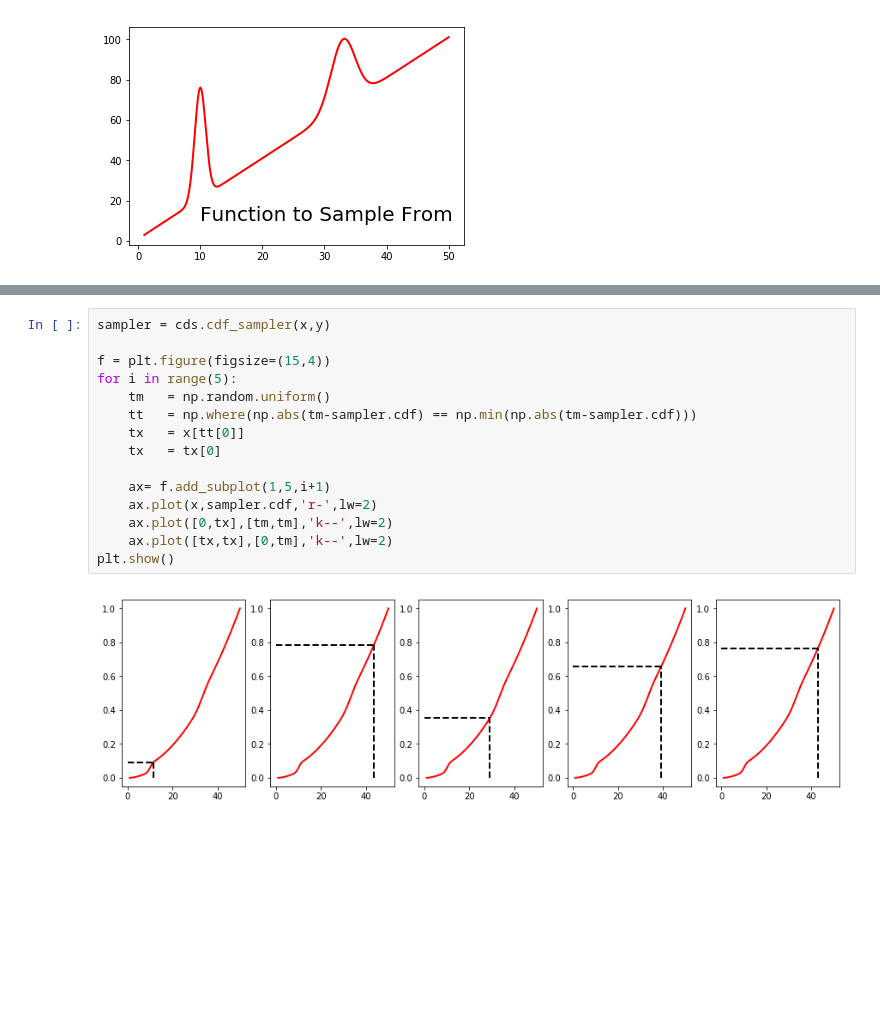
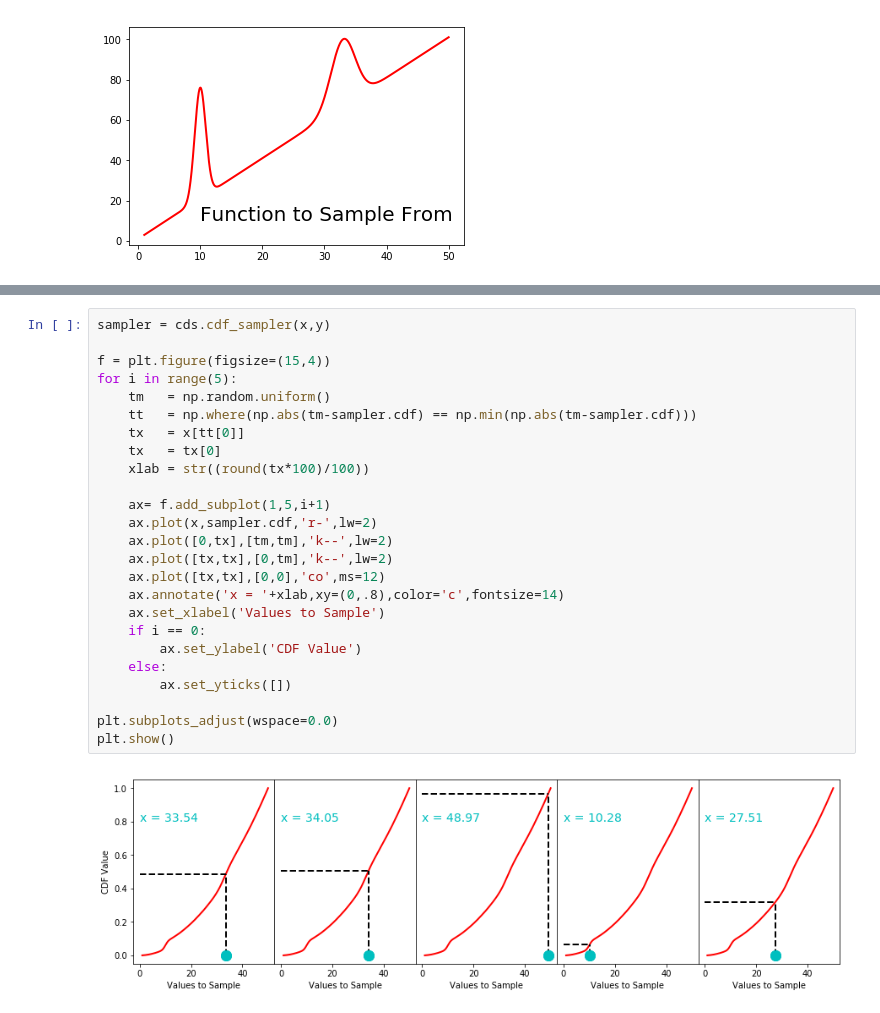
Before and after one commit to robbassett/cdf_sampler, a Jupyter notebook: CDF_sampler_exampples.ipynb, the cells around one changed output, grey strips where cells are left out. Saved outputs shown, nothing was run; the diff lists cells and outputs as text; blank space fills up the shorter version.

```diff
--- a/CDF_sampler_exampples.ipynb
+++ b/CDF_sampler_exampples.ipynb
@@ -20,17 +42,27 @@ plt.show()
 # %%
 sampler = cds.cdf_sampler(x,y)
 
 f = plt.figure(figsize=(15,4))
 for i in range(5):
     tm   = np.random.uniform()
     tt   = np.where(np.abs(tm-sampler.cdf) == np.min(np.abs(tm-sampler.cdf)))
     tx   = x[tt[0]]
     tx   = tx[0]
+    xlab = str((round(tx*100)/100))
 
     ax= f.add_subplot(1,5,i+1)
     ax.plot(x,sampler.cdf,'r-',lw=2)
     ax.plot([0,tx],[tm,tm],'k--',lw=2)
     ax.plot([tx,tx],[0,tm],'k--',lw=2)
+    ax.plot([tx,tx],[0,0],'co',ms=12)
+    ax.annotate('x = '+xlab,xy=(0,.8),color='c',fontsize=14)
+    ax.set_xlabel('Values to Sample')
+    if i == 0:
+        ax.set_ylabel('CDF Value')
+    else:
+        ax.set_yticks([])
+
+plt.subplots_adjust(wspace=0.0)
 plt.show()
 # %% [output]
-[figure, old version]
+[figure, new version]
```
Also changed, not shown: parts of 13 cells of this notebook.
